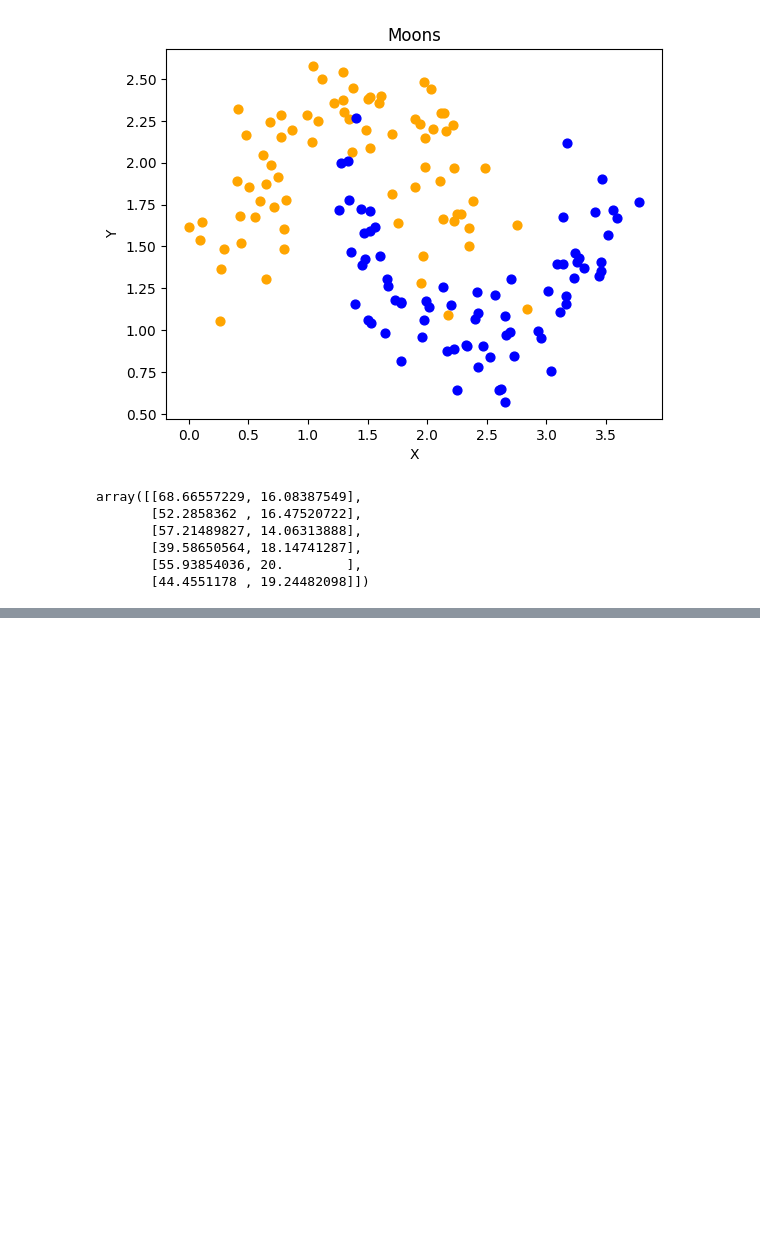
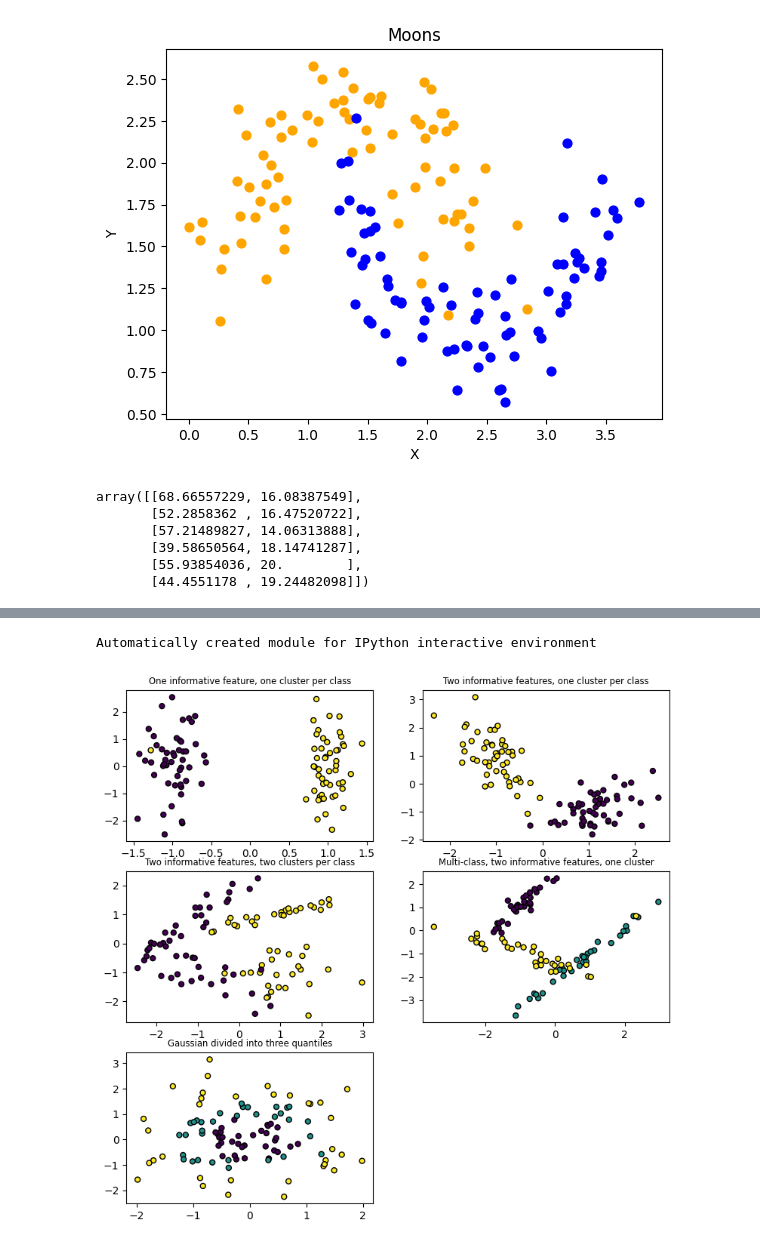
Before and after one commit to harmkenn/Python-Workbooks, a Jupyter notebook: python-course.eu/F_PC06_ArtificialData.ipynb, the cells around one changed output, grey strips where cells are left out. Saved outputs shown, nothing was run; the diff lists cells and outputs as text; code cells hidden in the pictures; blank space fills up the shorter version.

```diff
--- a/python-course.eu/F_PC06_ArtificialData.ipynb
+++ b/python-course.eu/F_PC06_ArtificialData.ipynb
@@ -390,0 +465,57 @@ array([[68.66557229, 16.08387549],
+# %%
+print(__doc__)
+
+import matplotlib.pyplot as plt
+
+from sklearn.datasets import make_classification
+from sklearn.datasets import make_blobs
+from sklearn.datasets import make_gaussian_quantiles
+
+plt.figure(figsize=(8, 8))
+plt.subplots_adjust(bottom=.05, top=.9, left=.05, right=.95)
+
+plt.subplot(321)
+plt.title("One informative feature, one cluster per class", fontsize='small')
+X1, Y1 = make_classification(n_features=2, n_redundant=0, n_informative=1,
+                             n_clusters_per_class=1)
+plt.scatter(X1[:, 0], X1[:, 1], marker='o', c=Y1,
+            s=25, edgecolor='k')
+
+plt.subplot(322)
+plt.title("Two informative features, one cluster per class", fontsize='small')
+X1, Y1 = make_classification(n_features=2, n_redundant=0, n_informative=2,
+                             n_clusters_per_class=1)
+plt.scatter(X1[:, 0], X1[:, 1], marker='o', c=Y1,
+            s=25, edgecolor='k')
+
+plt.subplot(323)
+plt.title("Two informative features, two clusters per class",
+          fontsize='small')
+X2, Y2 = make_classification(n_features=2,
+                             n_redundant=0,
+                             n_informative=2)
+plt.scatter(X2[:, 0], X2[:, 1], marker='o', c=Y2,
+            s=25, edgecolor='k')
+
+plt.subplot(324)
+plt.title("Multi-class, two informative features, one cluster",
+          fontsize='small')
+X1, Y1 = make_classification(n_features=2,
+                             n_redundant=0,
+                             n_informative=2,
+                             n_clusters_per_class=1,
+                             n_classes=3)
+plt.scatter(X1[:, 0], X1[:, 1], marker='o', c=Y1,
+            s=25, edgecolor='k')
+
+
+plt.subplot(325)
+plt.title("Gaussian divided into three quantiles", fontsize='small')
+X1, Y1 = make_gaussian_quantiles(n_features=2, n_classes=3)
+plt.scatter(X1[:, 0], X1[:, 1], marker='o', c=Y1,
+            s=25, edgecolor='k')
+
+plt.show()  # various graphs
+# %% [output]
+Automatically created module for IPython interactive environment
+[figure, added]
```
Also changed, not shown: parts of 7 cells of this notebook.
